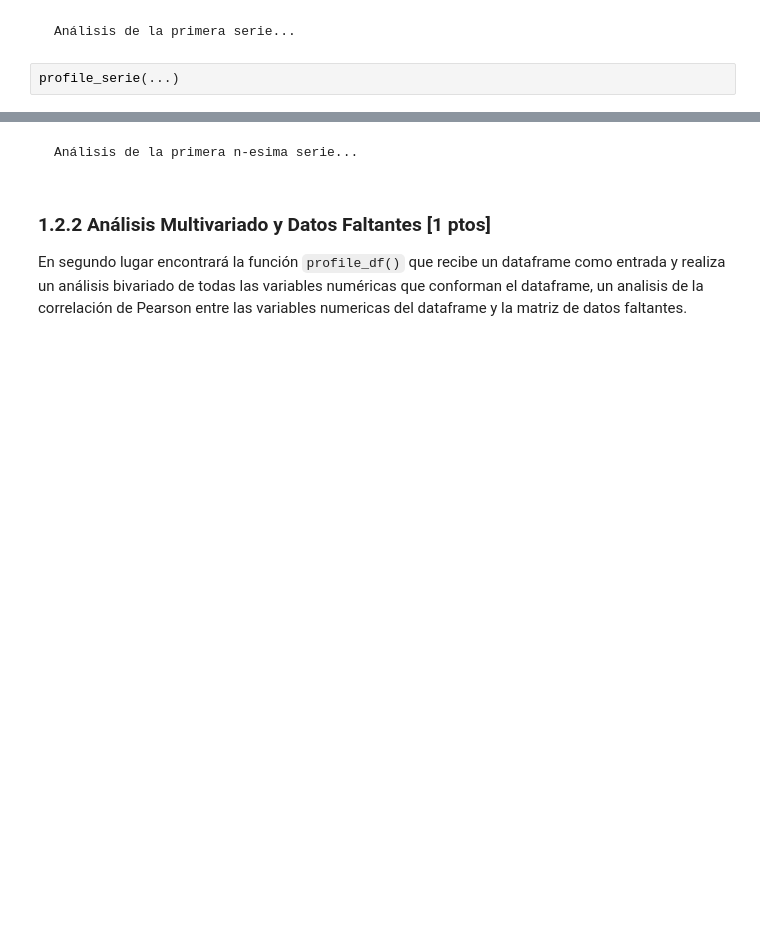
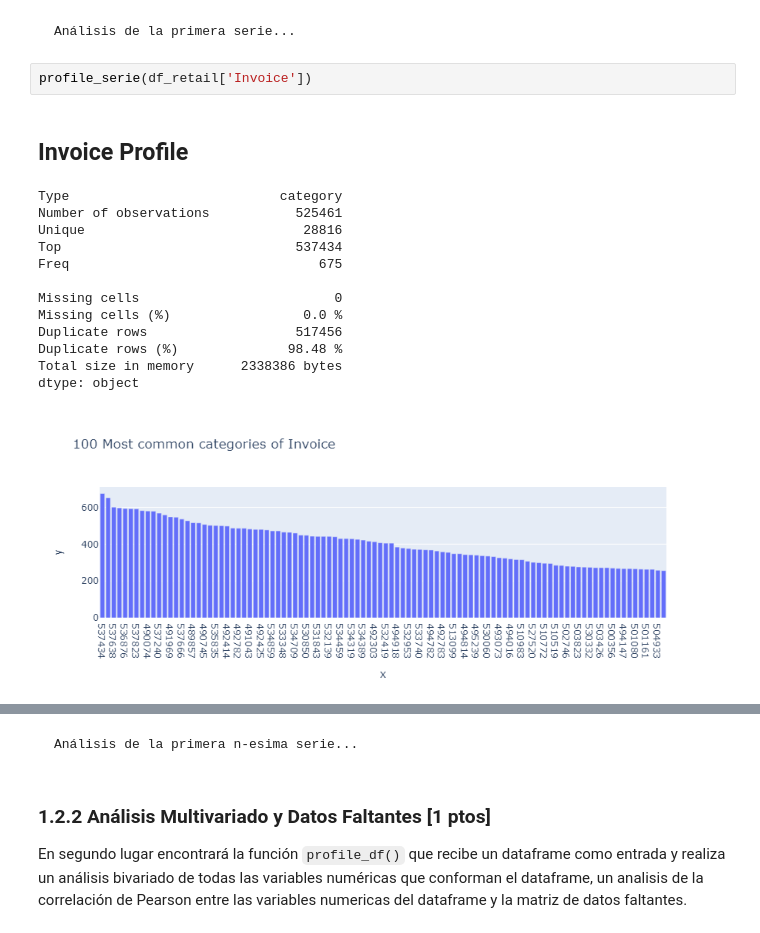
Before and after one commit to johnny-godoy/laboratorios-mds, a Jupyter notebook: lab 5/laboratorio_5.ipynb, the cells around one changed output, grey strips where cells are left out. Cells and saved outputs as stored; diff of their text form; blank space fills up the shorter version.

```diff
--- a/lab 5/laboratorio_5.ipynb
+++ b/lab 5/laboratorio_5.ipynb
@@ -218,4 +270,19 @@ dtype: object
 # %% [markdown]
     Análisis de la primera serie...
 # %%
-profile_serie(...)
+profile_serie(df_retail['Invoice'])
+# %% [output]
+## Invoice Profile
+Type                           category
+Number of observations           525461
+Unique                            28816
+Top                              537434
+Freq                                675
+
+Missing cells                         0
+Missing cells (%)                 0.0 %
+Duplicate rows                   517456
+Duplicate rows (%)              98.48 %
+Total size in memory      2338386 bytes
+dtype: object
+[figure, added]
```
Also changed, not shown: parts of 16 cells of this notebook.
